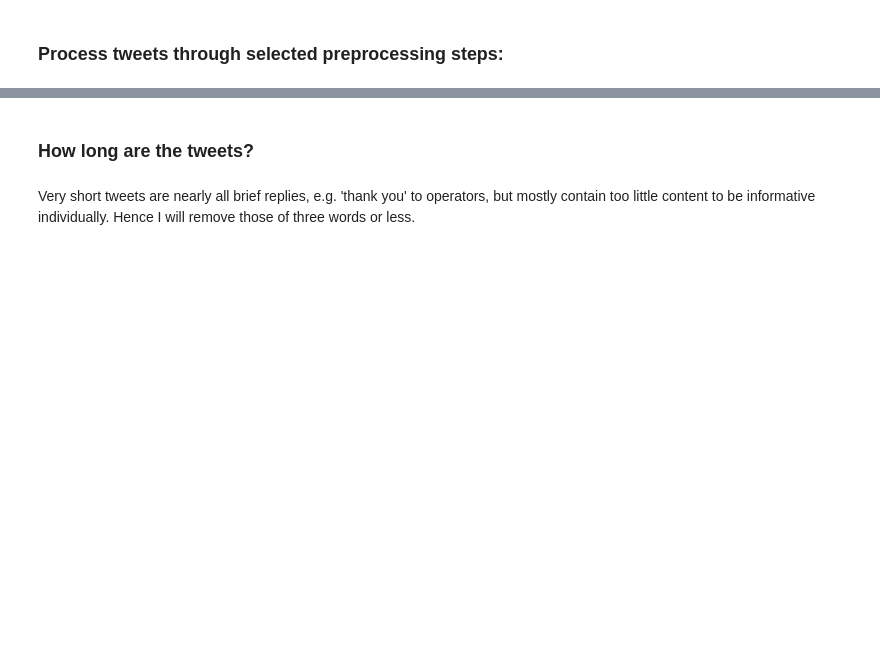
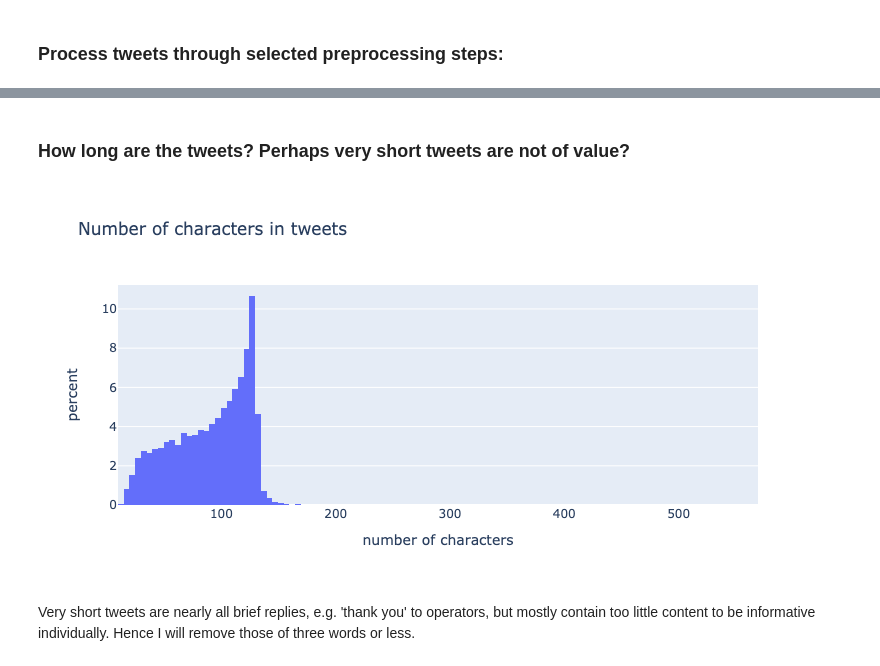
Before and after one commit to gs354/twitter_american_airlines, a Jupyter notebook: notebooks/tweet_pre_processing.ipynb, the cells around one changed output, grey strips where cells are left out. Saved outputs shown, nothing was run; the diff lists cells and outputs as text; code cells hidden in the pictures; blank space fills up the shorter version.

```diff
--- a/notebooks/tweet_pre_processing.ipynb
+++ b/notebooks/tweet_pre_processing.ipynb
@@ -147,0 +350,9 @@ Cleaned:  hey me and my family have questions on a trip to Disney world that we
+# %%
+df_nd = pp.replace_substring(
+    df=df_nd,
+    col="clean_text",
+    str_to_replace="Cancelled Flighting",
+    replacement="cancelling",
+)
+
+[print(tweet) for tweet in df_nd["clean_text"] if "flighting" in tweet.lower()]
@@ -147,0 +383,6 @@ Cleaned:  hey me and my family have questions on a trip to Disney world that we
+# %%
+df_nd = pp.replace_substring(
+    df=df_nd, col="clean_text", str_to_replace="Late Flightr", replacement="later"
+)
+
+[print(tweet) for tweet in df_nd["clean_text"] if "flightr" in tweet.lower()]
@@ -147,0 +476,16 @@ Cleaned:  hey me and my family have questions on a trip to Disney world that we
+# %%
+df_nd = pp.replace_substring(
+    df=df_nd,
+    col="clean_text",
+    str_to_replace="reFlight Booking Problems",
+    replacement="rebooking",
+)
+
+df_nd = pp.replace_substring(
+    df=df_nd,
+    col="clean_text",
+    str_to_replace="ReFlight Booking Problems",
+    replacement="Rebooking",
+)
+
+[print(tweet) for tweet in df_nd["clean_text"] if "reflight" in tweet.lower()]
@@ -147,0 +499,2 @@ Cleaned:  hey me and my family have questions on a trip to Disney world that we
+# %%
+df_nd = pp.find_incorrect_spellings(df=df_nd, col="clean_text", distance=1)
@@ -148,17 +527,21 @@ Cleaned:  hey me and my family have questions on a trip to Disney world that we
 # %% [markdown]
-### How long are the tweets?
+### How long are the tweets? Perhaps very short tweets are not of value?
 # %%
 df_nd["tweet_length"] = df_nd["clean_text"].map(lambda x: len(x))
 # %%
 n_char_chart = px.histogram(
     df_nd,
     x="tweet_length",
     nbins=200,
     histnorm="percent",
     labels={"tweet_length": "number of characters"},
     title="Number of characters in tweets",
+    width=800,
+    height=400,
 )
 n_char_chart.show()
+# %% [output]
+[figure, added]
 # %% [markdown]
 Very short tweets are nearly all brief replies, e.g. 'thank you' to operators, but mostly contain too little content to be informative individually. Hence I will remove those of three words or less.
 # %%
```
Also changed, not shown: parts of 46 cells of this notebook.
